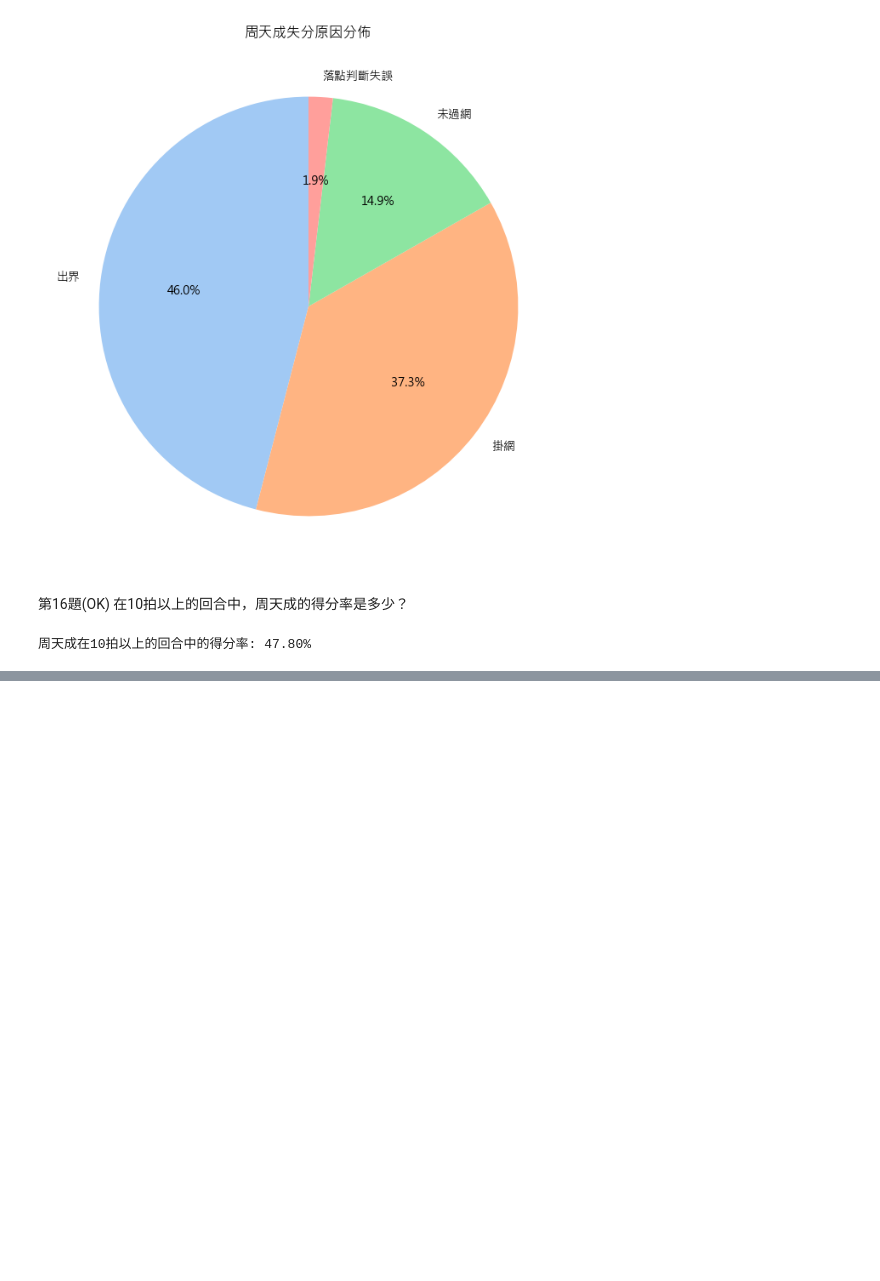
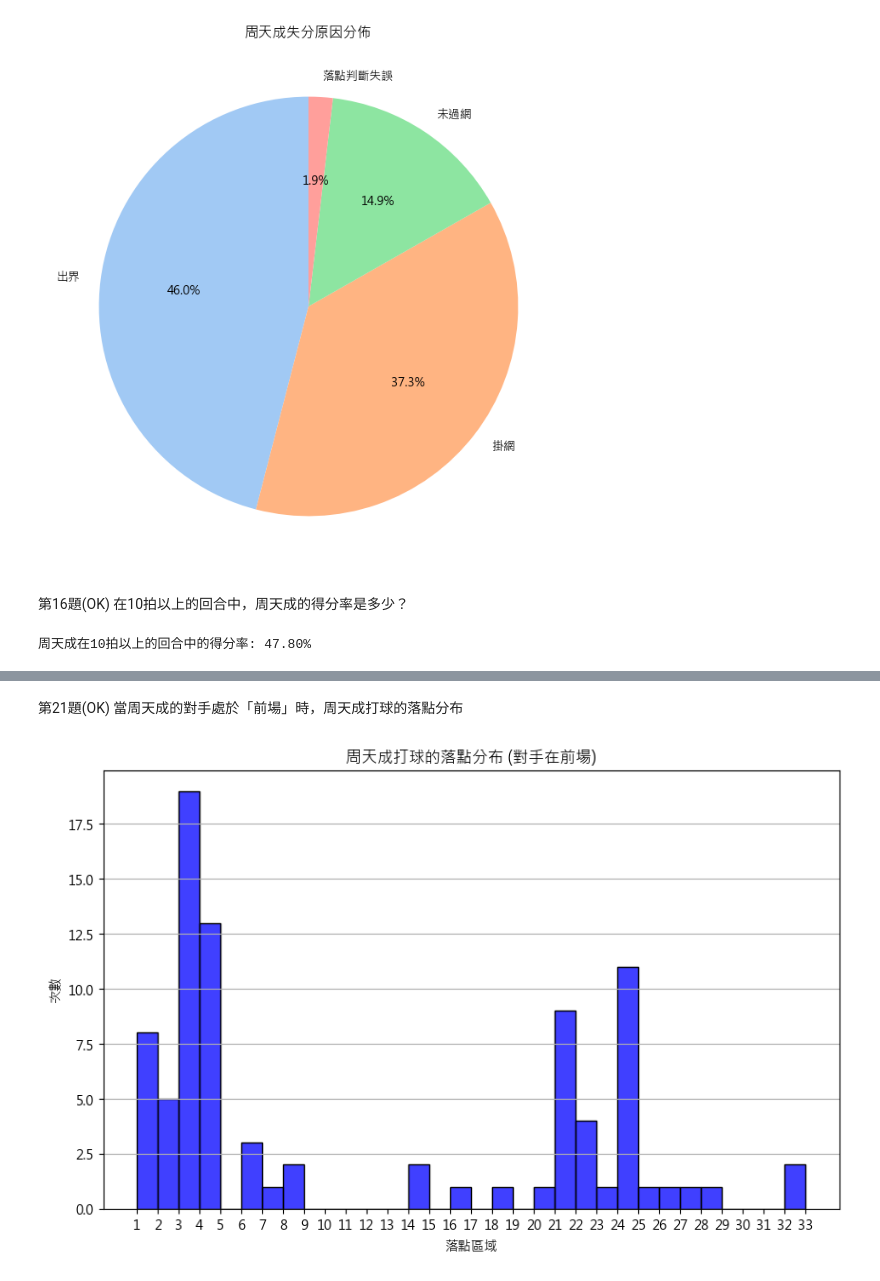
Before and after one commit to DanielTeng0811/BadmintonAI, a Jupyter notebook: smple_question_ans.ipynb, the cells around one changed output, grey strips where cells are left out. Cells and saved outputs as stored; diff of their text form; code cells hidden in the pictures; blank space fills up the shorter version.

```diff
--- a/smple_question_ans.ipynb
+++ b/smple_question_ans.ipynb
@@ -808,0 +993,35 @@ else:
+# %% [markdown]
+第21題(OK)
+當周天成的對手處於「前場」時，周天成打球的落點分布
+# %%
+import platform
+import matplotlib.pyplot as plt
+import seaborn as sns
+import pandas as pd
+
+# 字體設定
+s = platform.system()
+plt.rcParams['font.sans-serif'] = ['Arial Unicode MS', 'PingFang TC'] if s == 'Darwin' else ['Microsoft JhengHei', 'SimHei'] if s == 'Windows' else ['WenQuanYi Zen Hei']
+plt.rcParams['axes.unicode_minus'] = False
+
+# 假設 df 已經被載入
+if len(df) > 0:
+    # 選擇周天成作為 player 且對手在前場 (區域 17-24)
+    chou_df = df[(df['player'] == 'CHOU Tien Chen') & (df['opponent_location_area'].between(17, 24))]
+
+    # 繪製落點分布
+    plt.figure(figsize=(10, 6))
+    sns.histplot(chou_df['landing_area'], bins=range(1, 34), kde=False, color='blue', edgecolor='black')
+    plt.title('周天成打球的落點分布 (對手在前場)')
+    plt.xlabel('落點區域')
+    plt.ylabel('次數')
+    plt.xticks(range(1, 34))
+    plt.grid(axis='y')
+
+    # 顯示圖表
+    fig = plt.gcf()
+    plt.show()
+else:
+    print("數據集中沒有可用的數據。")
+# %% [output]
+[figure, added]
```
Also changed, not shown: parts of 28 cells of this notebook, 1 other file.
